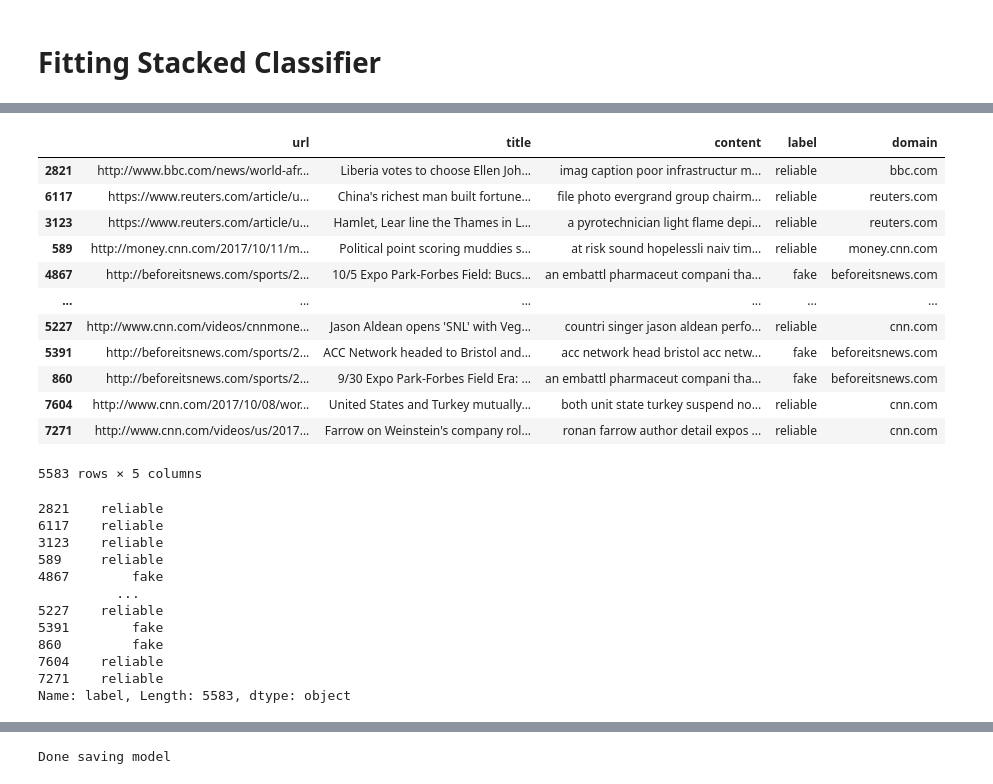
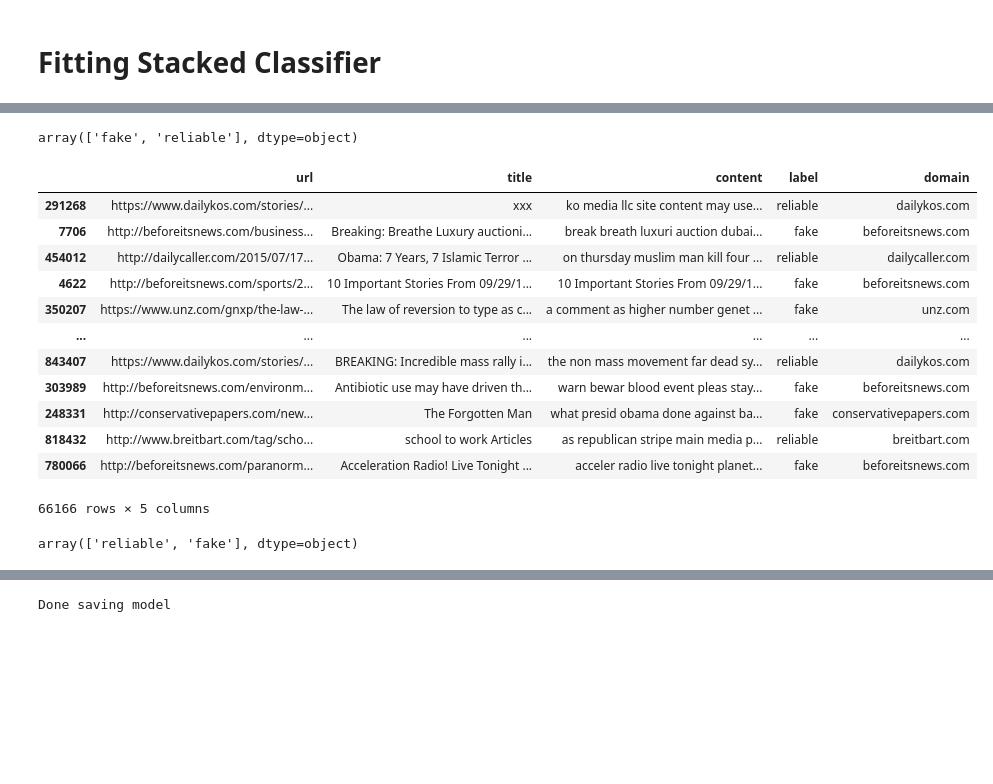
Before and after one commit to CS3244-MachineLearning-Project-AY2021/Fake_News_Detection, a Jupyter notebook: Jerry/Testing_MultiModel.ipynb, the cells around one changed output, grey strips where cells are left out. Cells and saved outputs as stored; diff of their text form; code cells hidden in the pictures; blank space fills up the shorter version.

```diff
--- a/Jerry/Testing_MultiModel.ipynb
+++ b/Jerry/Testing_MultiModel.ipynb
@@ -242,0 +196,9 @@ stacked_model = StackingClassifier(
+# %%
+fakenewscorpus_df.dropna()
+fakenewscorpus_df = fakenewscorpus_df.replace(to_replace='None', value=np.nan).dropna()
+fakenewscorpus_df.reset_index(drop=True, inplace=True)
+fakenewscorpus_df = fakenewscorpus_df[fakenewscorpus_df.label != 'label']
+training_fakenewscorpus_df = fakenewscorpus_df.sample(frac=0.1)
+
+training_fakenewscorpus_df = training_fakenewscorpus_df.reindex(columns=['url', 'title', 'content', 'label', 'domain'])
+training_fakenewscorpus_df.info()
@@ -242,0 +227,3 @@ stacked_model = StackingClassifier(
+# %%
+large_data_df = pd.concat([training_fakenewscorpus_df, kaggle_df])
+large_data_df
@@ -243,43 +244,36 @@ stacked_model = StackingClassifier(
+# %%
+large_data_df.label.unique()
+# %% [output]
+array(['fake', 'reliable'], dtype=object)
 # %%
 from sklearn.model_selection import train_test_split
 
-train_df, test_df = train_test_split(kaggle_df, test_size=0.3, random_state=42)
+train_df, test_df = train_test_split(large_data_df, test_size=0.3, random_state=42)
 
 train_df
 # %% [output]
 |  | url | title | content | label | domain |
-| 2821 | http://www.bbc.com/news/world-afr... | Liberia votes to choose Ellen Joh... | imag caption poor infrastructur m... | reliable | bbc.com |
-| 6117 | https://www.reuters.com/article/u... | China's richest man built fortune... | file photo evergrand group chairm... | reliable | reuters.com |
-| 3123 | https://www.reuters.com/article/u... | Hamlet, Lear line the Thames in L... | a pyrotechnician light flame depi... | reliable | reuters.com |
-| 589 | http://money.cnn.com/2017/10/11/m... | Political point scoring muddies s... | at risk sound hopelessli naiv tim... | reliable | money.cnn.com |
-| 4867 | http://beforeitsnews.com/sports/2... | 10/5 Expo Park-Forbes Field: Bucs... | an embattl pharmaceut compani tha... | fake | beforeitsnews.com |
+| 291268 | https://www.dailykos.com/stories/... | xxx | ko media llc site content may use... | reliable | dailykos.com |
+| 7706 | http://beforeitsnews.com/business... | Breaking: Breathe Luxury auctioni... | break breath luxuri auction dubai... | fake | beforeitsnews.com |
+| 454012 | http://dailycaller.com/2015/07/17... | Obama: 7 Years, 7 Islamic Terror ... | on thursday muslim man kill four ... | reliable | dailycaller.com |
+| 4622 | http://beforeitsnews.com/sports/2... | 10 Important Stories From 09/29/1... | 10 Important Stories From 09/29/1... | fake | beforeitsnews.com |
+| 350207 | https://www.unz.com/gnxp/the-law-... | The law of reversion to type as c... | a comment as higher number genet ... | fake | unz.com |
 | ... | ... | ... | ... | ... | ... |
-| 5227 | http://www.cnn.com/videos/cnnmone... | Jason Aldean opens 'SNL' with Veg... | countri singer jason aldean perfo... | reliable | cnn.com |
-| 5391 | http://beforeitsnews.com/sports/2... | ACC Network headed to Bristol and... | acc network head bristol acc netw... | fake | beforeitsnews.com |
-| 860 | http://beforeitsnews.com/sports/2... | 9/30 Expo Park-Forbes Field Era: ... | an embattl pharmaceut compani tha... | fake | beforeitsnews.com |
-| 7604 | http://www.cnn.com/2017/10/08/wor... | United States and Turkey mutually... | both unit state turkey suspend no... | reliable | cnn.com |
-| 7271 | http://www.cnn.com/videos/us/2017... | Farrow on Weinstein's company rol... | ronan farrow author detail expos ... | reliable | cnn.com |
+| 843407 | https://www.dailykos.com/stories/... | BREAKING: Incredible mass rally i... | the non mass movement far dead sy... | reliable | dailykos.com |
+| 303989 | http://beforeitsnews.com/environm... | Antibiotic use may have driven th... | warn bewar blood event pleas stay... | fake | beforeitsnews.com |
+| 248331 | http://conservativepapers.com/new... | The Forgotten Man | what presid obama done against ba... | fake | conservativepapers.com |
+| 818432 | http://www.breitbart.com/tag/scho... | school to work Articles | as republican stripe main media p... | reliable | breitbart.com |
+| 780066 | http://beforeitsnews.com/paranorm... | Acceleration Radio! Live Tonight ... | acceler radio live tonight planet... | fake | beforeitsnews.com |
-5583 rows × 5 columns
+66166 rows × 5 columns
 # %%
 X_train = train_df.loc[:, train_df.columns != 'label']
 Y_train = train_df['label']
 X_test = test_df.loc[:, test_df.columns != 'label']
 Y_test = test_df['label']
 # %%
-Y_train
+Y_train.unique()
 # %% [output]
-2821    reliable
-6117    reliable
-3123    reliable
-589     reliable
-4867        fake
-          ...
-5227    reliable
-5391        fake
-860         fake
-7604    reliable
-7271    reliable
-Name: label, Length: 5583, dtype: object
+array(['reliable', 'fake'], dtype=object)
 # %%
 stacked_model = stacked_model.fit(X_train, Y_train)
 # %% [output]
```
Also changed, not shown: parts of 22 cells of this notebook, 1 other file.
